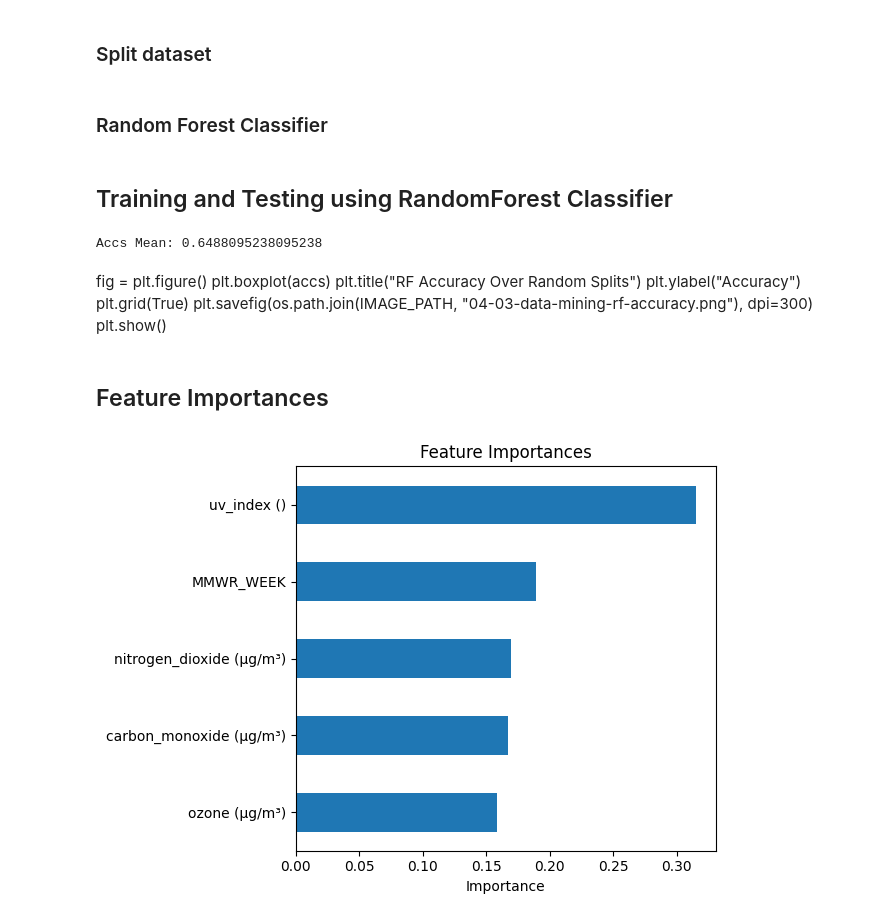
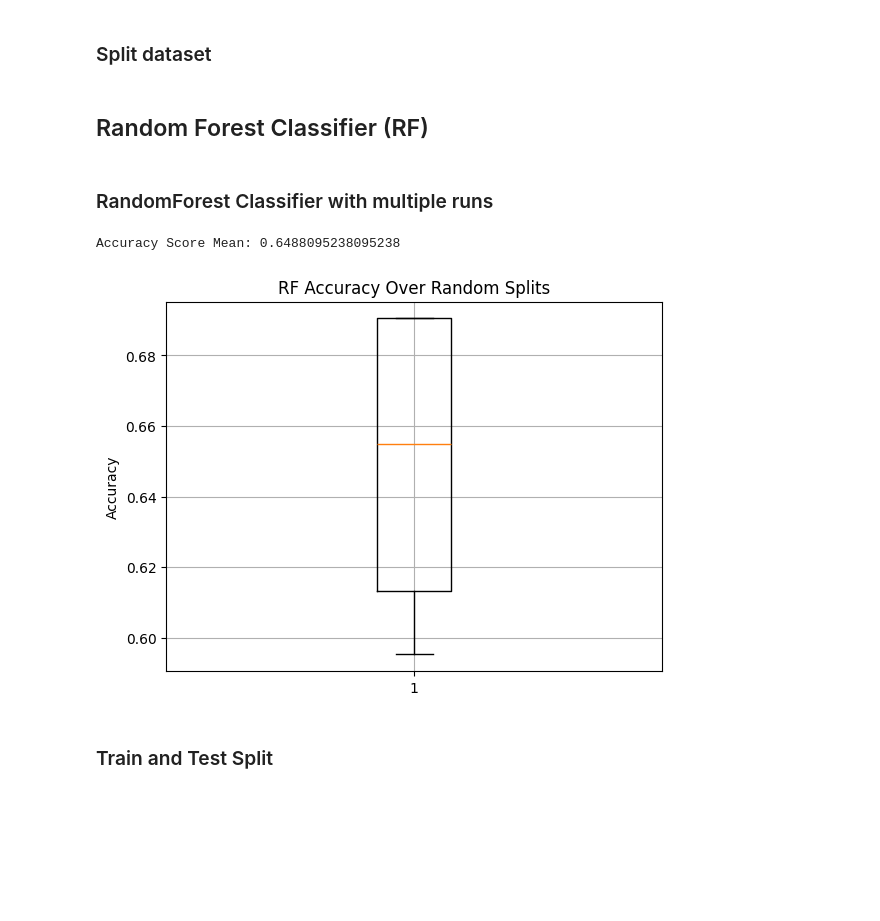
Before and after one commit to ianbunag/cmpe-255-data-mining-project, a Jupyter notebook: 04-03-data-mining.ipynb, the cells around one changed output. Drawn from its saved outputs; the diff is of its cells as text; code cells hidden in the pictures; blank space fills up the shorter version.

```diff
--- a/04-03-data-mining.ipynb
+++ b/04-03-data-mining.ipynb
@@ -80,7 +80,7 @@ for index, (train_index, test_index) in enumerate(folds):
 validation_folds = folds[0:n_splits-1]
 test_fold = folds[-1]
 # %% [markdown]
-### Random Forest Classifier
+## Random Forest Classifier (RF)
 # %%
 def get_rf_classifier():
     return RandomForestClassifier(
@@ -90,50 +90,33 @@ def get_rf_classifier():
         random_state=RANDOM_STATE
     )
 # %% [markdown]
-## Training and Testing using RandomForest Classifier
+### RandomForest Classifier with multiple runs
 # %%
 # random_forest_step_by_step_v2.ipynb
 accs = []
 n_run = 4
 for i in range(n_run):
     xTrain, xTest, yTrain, yTest = train_test_split(
         features, target, test_size=0.3, stratify=target, random_state=i
     )
     random_forest = get_rf_classifier()
     random_forest.fit(xTrain, yTrain)
     acc = accuracy_score(yTest, random_forest.predict(xTest))
     accs.append(acc)
 accs = np.array(accs)
 print(f'Accuracy Score Mean: {accs.mean()}')
+
+fig = plt.figure()
+plt.boxplot(accs)
+plt.title("RF Accuracy Over Random Splits")
+plt.ylabel("Accuracy")
+plt.grid(True)
+plt.savefig(os.path.join(IMAGE_PATH, "04-03-data-mining-rf-accuracy.png"), dpi=300)
+plt.show()
 # %% [output]
-Accs Mean: 0.6488095238095238
+Accuracy Score Mean: 0.6488095238095238
+[figure, added]
-# %% [markdown]
-fig = plt.figure()
-plt.boxplot(accs)
-plt.title("RF Accuracy Over Random Splits")
-plt.ylabel("Accuracy")
-plt.grid(True)
-plt.savefig(os.path.join(IMAGE_PATH, "04-03-data-mining-rf-accuracy.png"), dpi=300)
-plt.show()
 # %% [markdown]
-## Feature Importances
+### Train and Test Split
 # %%
-rf = RandomForestClassifier(
-    n_estimators=100,
-    min_samples_split=2,
-    max_features='sqrt',
-    min_samples_leaf=2,
-    n_jobs=-1,
-    random_state=RANDOM_STATE
-).fit(features, target)
-
-
-importances = pd.Series(rf.feature_importances_, index=features.columns).sort_values()
-fig = plt.figure()
-importances.plot(kind='barh')
-plt.title("Feature Importances")
-plt.xlabel("Importance")
-plt.tight_layout()
-plt.show()
+xTrain, xTest, yTrain, yTest = train_test_split(features, target, test_size=0.3, stratify=target, random_state=i)
-# %% [output]
-[figure, removed]
```
Also changed, not shown: parts of 7 cells of this notebook.
